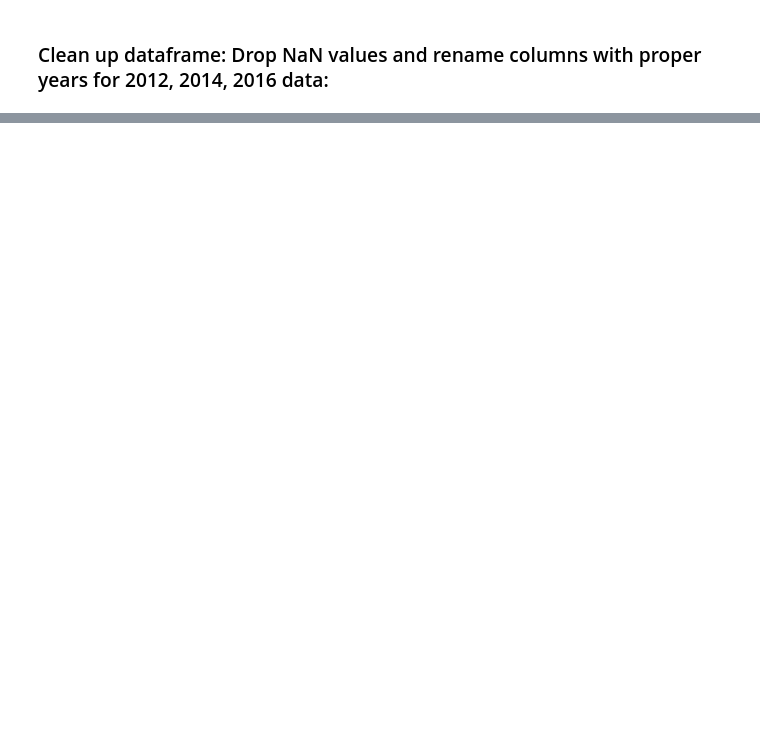
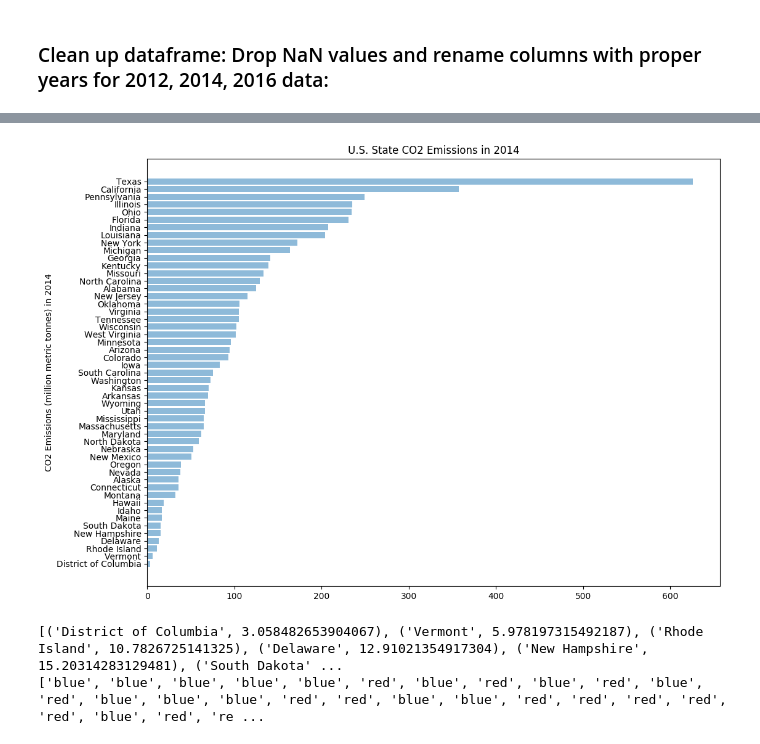
Before and after one commit to pjsimmon/COGS108_Repo, a Jupyter notebook: Simmons_Data_Wrangling.ipynb, the cells around one changed output, grey strips where cells are left out. Cells and saved outputs as stored; diff of their text form; code cells hidden in the pictures; blank space fills up the shorter version.

Commit message:
Bar graph visualization per state political party - need to account for size/population of state

```diff
--- a/Simmons_Data_Wrangling.ipynb
+++ b/Simmons_Data_Wrangling.ipynb
@@ -102,0 +168,8 @@ df_CO2_state
+# %%
+df_party_state = pd.read_csv("Datasets/State_Party_Affiliation_2014.csv")
+df_party_state = df_party_state.set_index("State")
+df_party_state.columns=["Republican", "No_lean", "Democrat", "Sample_Size"]
+df_party_state.Republican = df_party_state.Republican.apply(lambda x: x.replace('%',''))
+df_party_state.No_lean = df_party_state.No_lean.apply(lambda x: x.replace('%',''))
+df_party_state.Democrat = df_party_state.Democrat.apply(lambda x: x.replace('%',''))
+df_party_state
@@ -102,0 +211,11 @@ df_CO2_state
+# %%
+import operator
+
+states = df_party_state.index.values
+CO2 = df_CO2_state_2014['CO2_Emissions_in_2014']
+keys = states
+values = CO2
+
+CO2_states_dict = dict(zip(keys, values))
+sorted_CO2_states_dict = sorted(CO2_states_dict.items(), key=operator.itemgetter(1))
+sorted_CO2_states_dict
@@ -102,0 +240,53 @@ df_CO2_state
+# %%
+import matplotlib.pyplot as plt; plt.rcdefaults()
+import numpy as np
+import matplotlib.pyplot as plt
+
+fig_size = plt.rcParams["figure.figsize"]
+
+fig_size[0] = 12
+fig_size[1] = 9
+plt.rcParams["figure.figsize"] = fig_size
+
+States = []
+CO2 = []
+
+for state, co2 in sorted_CO2_states_dict:
+    States.append(state)
+    CO2.append(co2)
+
+y_pos = np.arange(len(States))
+
+plt.barh(y_pos, CO2, align='center', alpha=0.5)
+plt.yticks(y_pos, States)
+plt.ylabel('CO2 Emissions (million metric tonnes) in 2014')
+plt.title('U.S. State CO2 Emissions in 2014')
+
+plt.show()
+# %% [output]
+[figure, added]
+# %%
+#Now color code the graph based on the political affiliation of each state:
+state_party_dict = {}
+for state in df_party_state.index.values:
+    if float(df_party_state.at[state, 'Republican']) > float(df_party_state.at[state, 'Democrat']):
+        state_party_dict[state] = 'Republican'
+    else:
+        state_party_dict[state] = 'Democrat'
+
+#print(state_party_dict)
+print(sorted_CO2_states_dict)
+
+colors = []
+sorted_states_by_CO2 = [state[0] for state in sorted_CO2_states_dict]
+
+for state in sorted_states_by_CO2:
+    if state_party_dict[state] == 'Republican':
+        colors.append('red')
+    else:
+        colors.append('blue')
+
+print(colors)
+# %% [output]
+[('District of Columbia', 3.058482653904067), ('Vermont', 5.978197315492187), ('Rhode Island', 10.7826725141325), ('Delaware', 12.91021354917304), ('New Hampshire', 15.20314283129481), ('South Dakota' ...
+['blue', 'blue', 'blue', 'blue', 'blue', 'red', 'blue', 'red', 'blue', 'red', 'blue', 'red', 'blue', 'blue', 'blue', 'red', 'red', 'blue', 'blue', 'red', 'red', 'red', 'red', 'red', 'blue', 'red', 're ...
```
Also changed, not shown: parts of 12 cells of this notebook.
